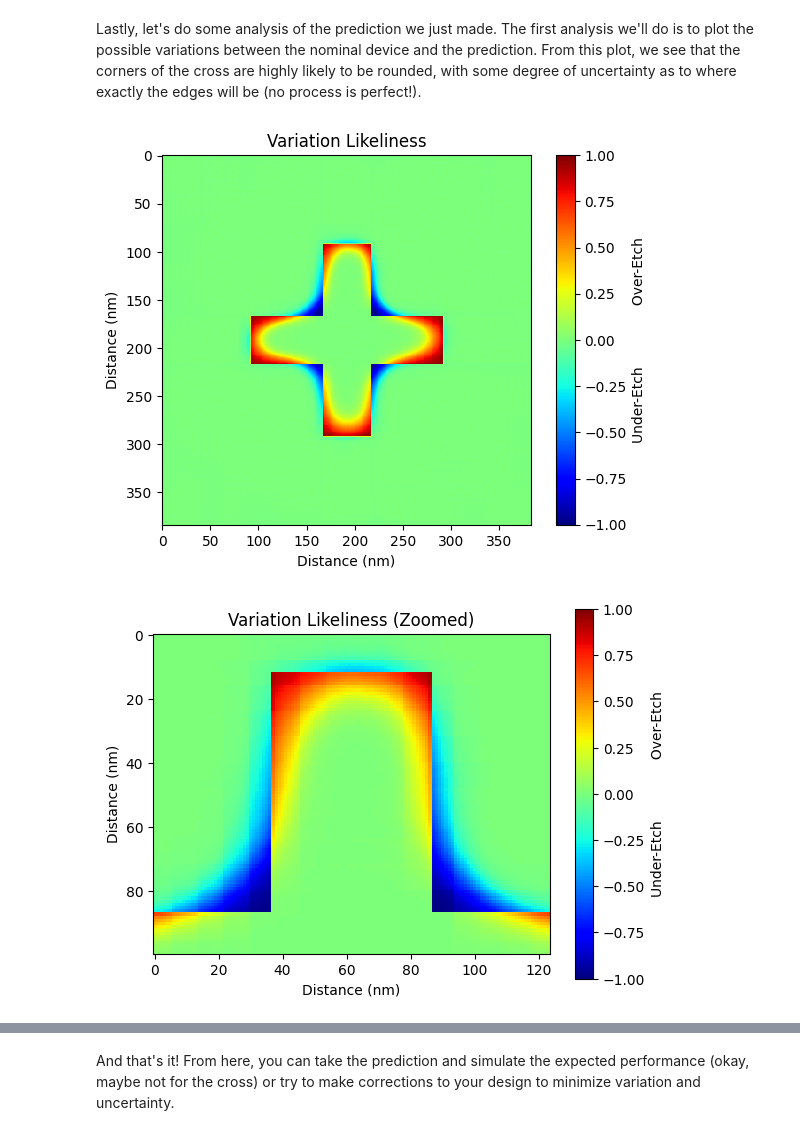
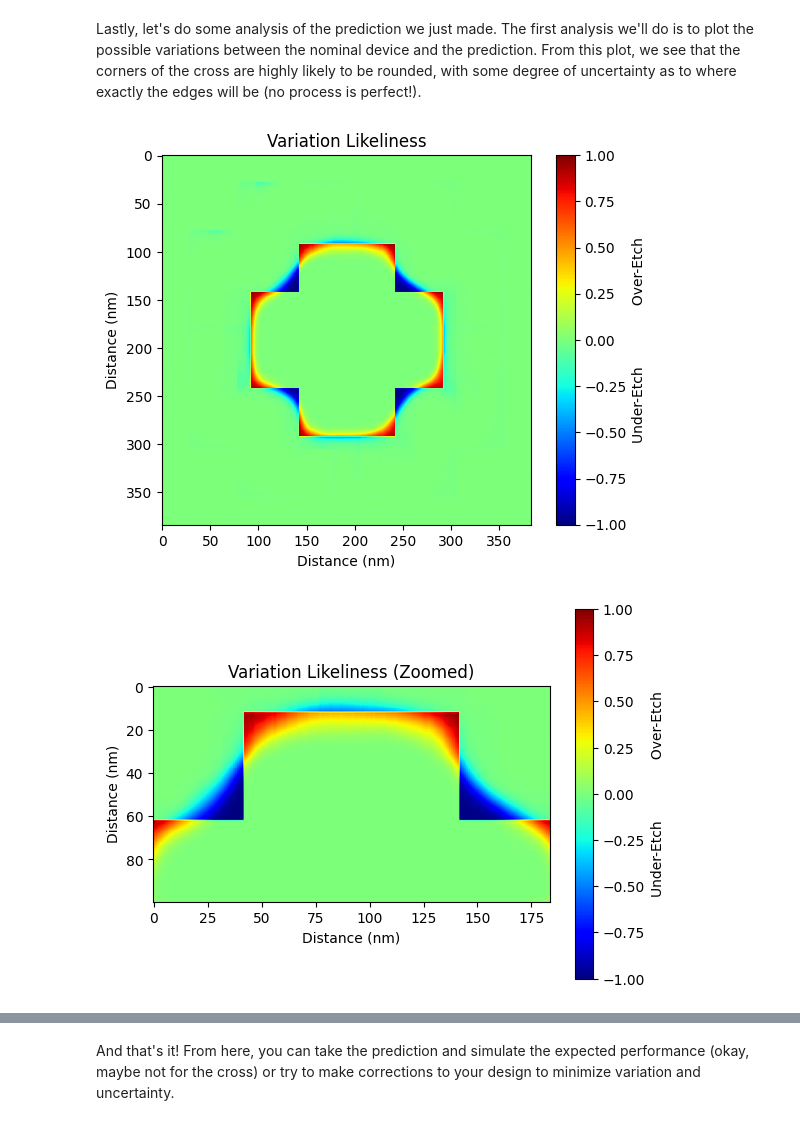
Before and after one commit to PreFab-Photonics/PreFab, a Jupyter notebook: examples/example_prediction.ipynb, the cells around one changed output, grey strips where cells are left out. Cells and saved outputs as stored; diff of their text form; code cells hidden in the pictures.

Commit message:
Update for ANT_NanoSOI_v4

```diff
--- a/examples/example_prediction.ipynb
+++ b/examples/example_prediction.ipynb
@@ -12,7 +12,7 @@ First, we load a device image in as a numpy matrix with pixel values of 0 or 1.
 Because an image may not be in the required scale (1 nm/px), we must specify the length of the device loaded in (in nm) to prepare it for prediction.
 # %%
 DEVICE_LENGTH = 200
-device = pf.load_device_img(path='../devices/cross_32x128_256x256.png',
+device = pf.load_device_img(path='../devices/cross_64x128_256x256.png',
                             device_length=DEVICE_LENGTH)
 
 plt.imshow(device)
@@ -31,8 +31,8 @@ We should also specify if we want a binarized output. By default, the predictor
 # %% [markdown]
 **A note about performance**. Your first prediction will be relatively slow, as the cloud server must do a cold start and load the necessary model(s). After the first prediction, the server will be "hot" for some time and the subsequent predictions will be much quicker.
 # %%
-MODEL_NAME = 'p_ANT_NanoSOI_v3'
-STEP_LENGTH = 8
+MODEL_NAME = 'p_ANT_NanoSOI_v4'
+STEP_LENGTH = 4
 prediction = pf.predict(device=device, model_name=MODEL_NAME, step_length=STEP_LENGTH)
 # %%
 plt.imshow(prediction)
@@ -54,21 +54,21 @@ Lastly, let's do some analysis of the prediction we just made. The first analysi
 # %%
 variation = device - prediction
 
 plt.imshow(variation, cmap='jet', vmin=-1, vmax=1)
 plt.title('Variation Likeliness')
 plt.ylabel('Distance (nm)')
 plt.xlabel('Distance (nm)')
 cb = plt.colorbar()
 cb.set_label('Under-Etch              Over-Etch')
 plt.show()
 
-plt.imshow(variation[80:180, 130:-130], cmap='jet', vmin=-1, vmax=1)
+plt.imshow(variation[80:180, 100:-100], cmap='jet', vmin=-1, vmax=1)
 plt.title('Variation Likeliness (Zoomed)')
 plt.ylabel('Distance (nm)')
 plt.xlabel('Distance (nm)')
 cb = plt.colorbar()
 cb.set_label('Under-Etch              Over-Etch')
 plt.show()
 # %% [output]
-[figure, old version]
+[figure, new version]
-[figure, old version]
+[figure, new version]
```
Also changed, not shown: parts of 4 cells of this notebook, 3 other files.
